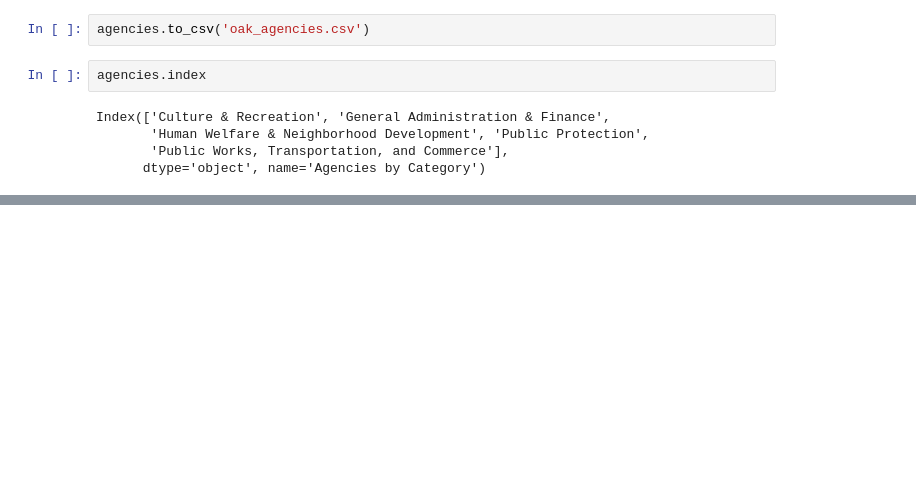
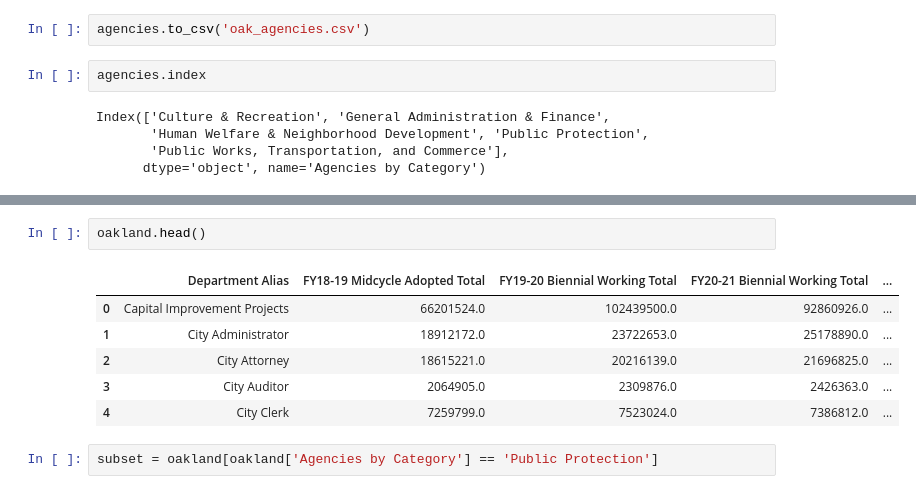
Before and after one commit to sfbrigade/datasci-police-budget, a Jupyter notebook: oaklanddataset/Agencies by Category.ipynb, the cells around one changed output, grey strips where cells are left out. Drawn from its saved outputs; the diff is of its cells as text; blank space fills up the shorter version.

```diff
--- a/oaklanddataset/Agencies by Category.ipynb
+++ b/oaklanddataset/Agencies by Category.ipynb
@@ -184,0 +269,11 @@ plt.show()
+# %%
+oakland.head()
+# %% [output]
+|  | Department Alias | FY18-19 Midcycle Adopted Total | FY19-20 Biennial Working Total | FY20-21 Biennial Working Total | ... |
+| 0 | Capital Improvement Projects | 66201524.0 | 102439500.0 | 92860926.0 | ... |
+| 1 | City Administrator | 18912172.0 | 23722653.0 | 25178890.0 | ... |
+| 2 | City Attorney | 18615221.0 | 20216139.0 | 21696825.0 | ... |
+| 3 | City Auditor | 2064905.0 | 2309876.0 | 2426363.0 | ... |
+| 4 | City Clerk | 7259799.0 | 7523024.0 | 7386812.0 | ... |
+# %%
+subset = oakland[oakland['Agencies by Category'] == 'Public Protection']
```
Also changed, not shown: parts of 26 cells of this notebook, 2 other files.
